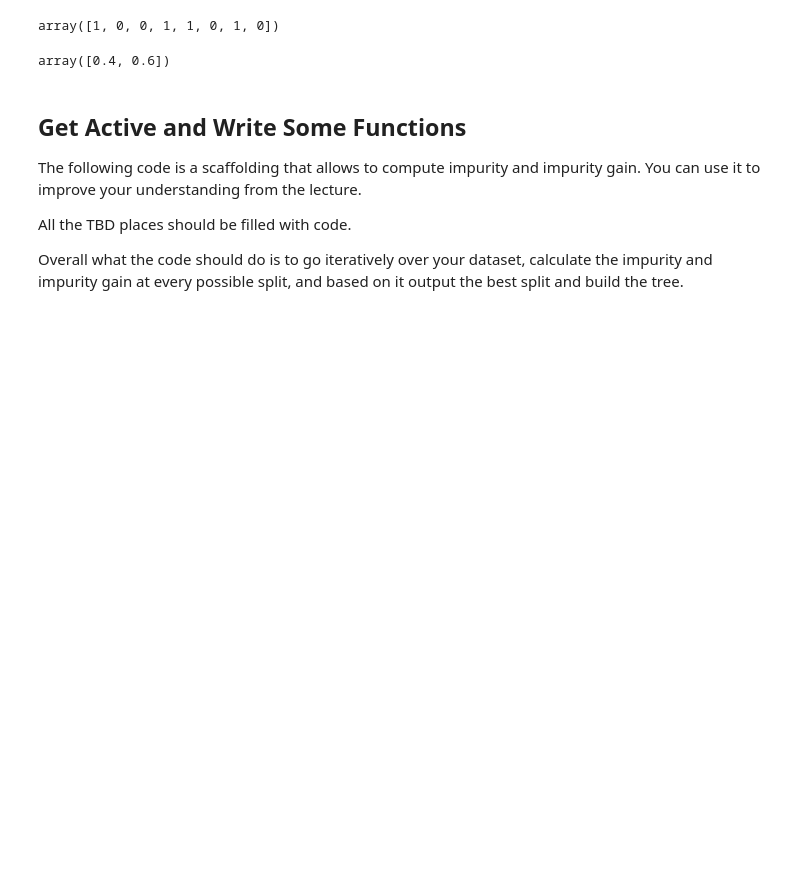
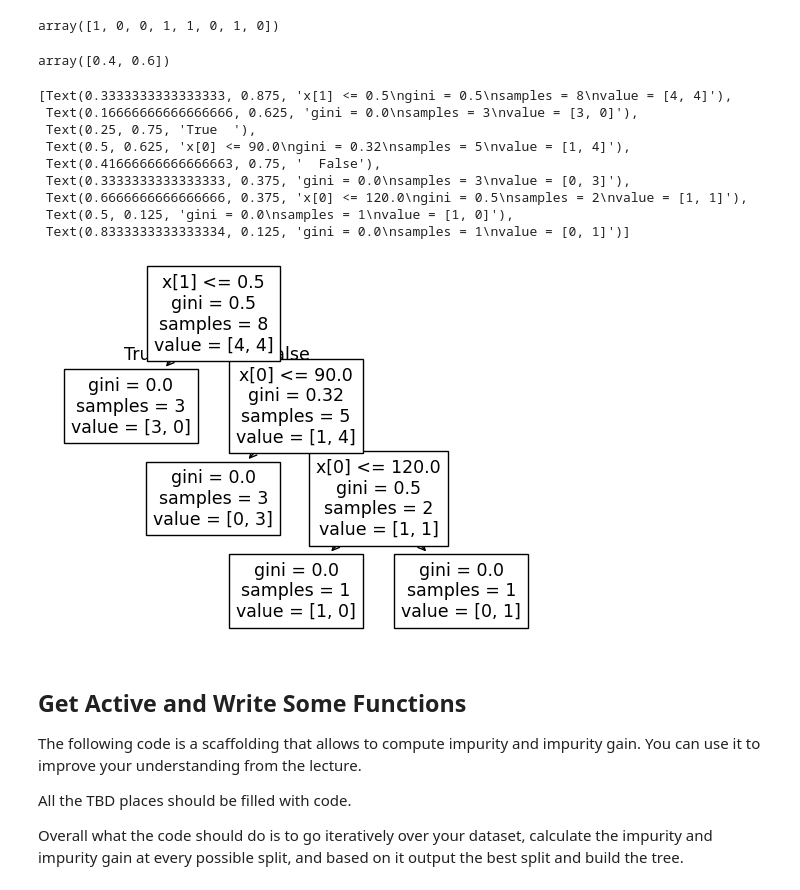
Before and after one commit to fraboeni/trees, a Jupyter notebook: decision_trees_and_feature_importance.ipynb, the cells around one changed output. Drawn from its saved outputs; the diff is of its cells as text; code cells hidden in the pictures; blank space fills up the shorter version.

Commit message:
added tree plotting

```diff
--- a/decision_trees_and_feature_importance.ipynb
+++ b/decision_trees_and_feature_importance.ipynb
@@ -119,6 +104,19 @@ array([1, 0, 0, 1, 1, 0, 1, 0])
 clf_gini.feature_importances_
 # %% [output]
 array([0.4, 0.6])
+# %%
+tree.plot_tree(clf_gini, )
+# %% [output]
+[Text(0.3333333333333333, 0.875, 'x[1] <= 0.5\ngini = 0.5\nsamples = 8\nvalue = [4, 4]'),
+ Text(0.16666666666666666, 0.625, 'gini = 0.0\nsamples = 3\nvalue = [3, 0]'),
+ Text(0.25, 0.75, 'True  '),
+ Text(0.5, 0.625, 'x[0] <= 90.0\ngini = 0.32\nsamples = 5\nvalue = [1, 4]'),
+ Text(0.41666666666666663, 0.75, '  False'),
+ Text(0.3333333333333333, 0.375, 'gini = 0.0\nsamples = 3\nvalue = [0, 3]'),
+ Text(0.6666666666666666, 0.375, 'x[0] <= 120.0\ngini = 0.5\nsamples = 2\nvalue = [1, 1]'),
+ Text(0.5, 0.125, 'gini = 0.0\nsamples = 1\nvalue = [1, 0]'),
+ Text(0.8333333333333334, 0.125, 'gini = 0.0\nsamples = 1\nvalue = [0, 1]')]
+[figure, added]
 # %% [markdown]
 ## Get Active and Write Some Functions
 The following code is a scaffolding that allows to compute impurity and impurity gain. You can use it to improve your understanding from the lecture.
```
Also changed, not shown: parts of 2 cells of this notebook.
